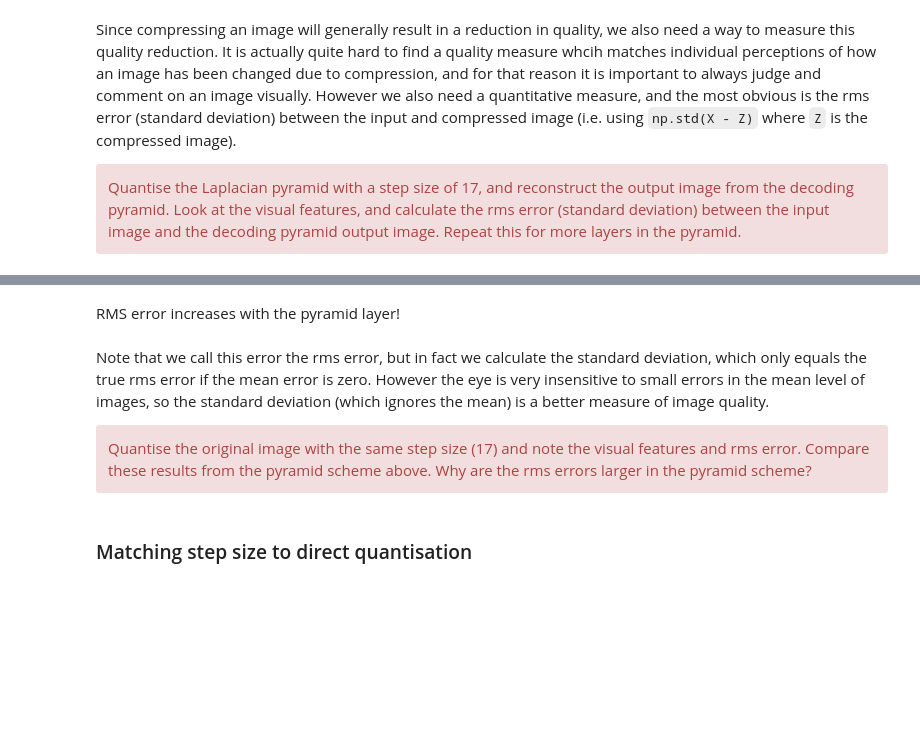
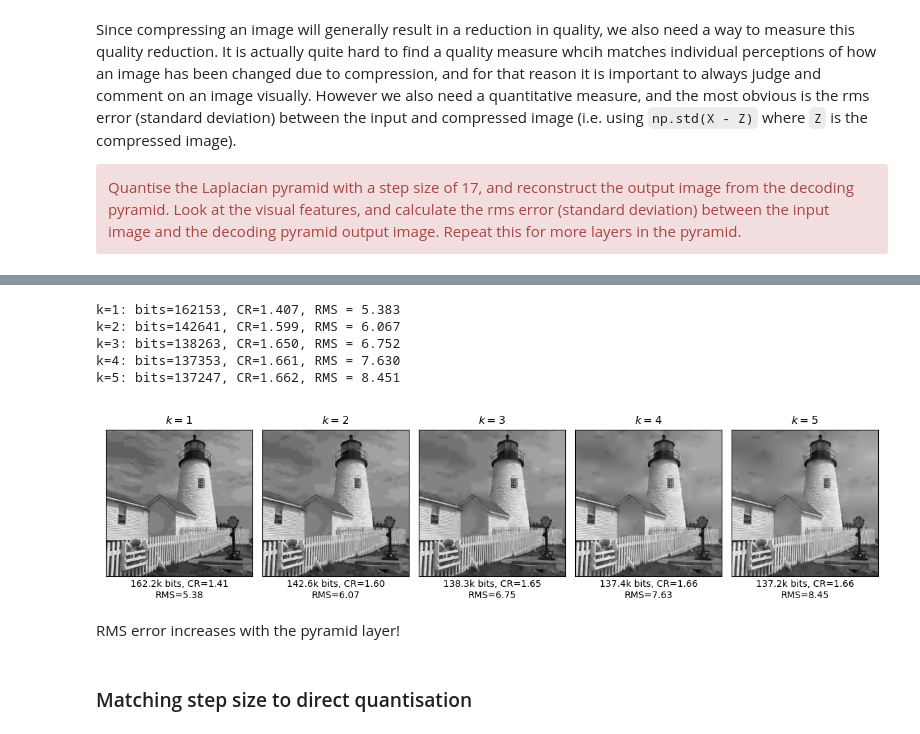
Before and after one commit to liuzihe02/sf2, a Jupyter notebook: 6-laplacian-pyramid.ipynb, the cells around one changed output, grey strips where cells are left out. Cells and saved outputs as stored; diff of their text form; code cells hidden in the pictures; blank space fills up the shorter version.

```diff
--- a/6-laplacian-pyramid.ipynb
+++ b/6-laplacian-pyramid.ipynb
@@ -352,21 +380,26 @@ def pyr_quantize(X, step, k, h):
     return pyr_quantize_layered(X, [step] * (k + 1), k, h)
 # %%
 ks = [1, 2, 3, 4, 5]
-recons, rms_errors, _ = zip(*[pyr_quantize(X, step, k, h) for k in ks])
+recons, rms_errors, bits_list = zip(*[pyr_quantize(X, step, k, h) for k in ks])
 
 fig, axs = plt.subplots(1, len(ks), figsize=(12, 3))
-for ax, k, Z, err in zip(axs, ks, recons, rms_errors):
+for ax, k, Z, err, bits in zip(axs, ks, recons, rms_errors, bits_list):
     plot_image(Z, ax=ax)
-    ax.set(yticks=[], xticks=[], title=f'$k={k}$\nRMS={err:.2f}')
+    cr = bits_direct / bits
+    ax.set(yticks=[], xticks=[],
+           title=f'$k={k}$',
+           xlabel=f'{bits/1000:.1f}k bits, CR={cr:.2f}\nRMS={err:.2f}')
 fig.tight_layout()
+fig.savefig('zach/images/recon_vs_k_constant_step.png', dpi=150, bbox_inches='tight')
 
-for k, err in zip(ks, rms_errors):
-    print(f'k={k}: RMS = {err:.3f}')
+for k, err, bits in zip(ks, rms_errors, bits_list):
+    print(f'k={k}: bits={bits:.0f}, CR={bits_direct/bits:.3f}, RMS = {err:.3f}')
+# %% [output]
+k=1: bits=162153, CR=1.407, RMS = 5.383
+k=2: bits=142641, CR=1.599, RMS = 6.067
+k=3: bits=138263, CR=1.650, RMS = 6.752
+k=4: bits=137353, CR=1.661, RMS = 7.630
+k=5: bits=137247, CR=1.662, RMS = 8.451
+[figure, added]
 # %% [markdown]
 RMS error increases with the pyramid layer!
-# %% [markdown]
-Note that we call this error the rms error, but in fact we calculate the standard deviation, which only equals the true rms error if the mean error is zero. However the eye is very insensitive to small errors in the mean level of images, so the standard deviation (which ignores the mean) is a better measure of image quality.
-
-<div class="alert alert-block alert-danger">
-Quantise the original image with the same step size (17) and note the visual features and rms error. Compare these results from the pyramid scheme above. Why are the rms errors larger in the pyramid scheme?
-</div>
```
Also changed, not shown: parts of 21 cells of this notebook, 1 other file.
